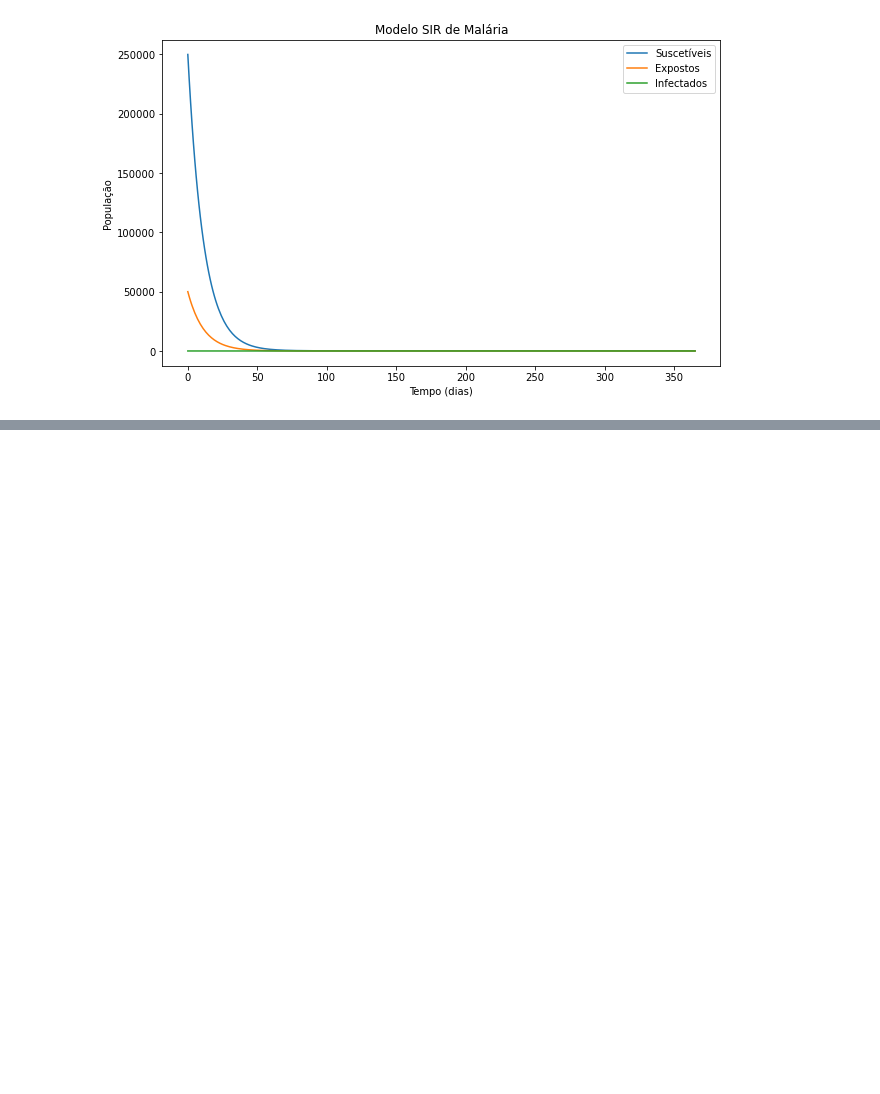
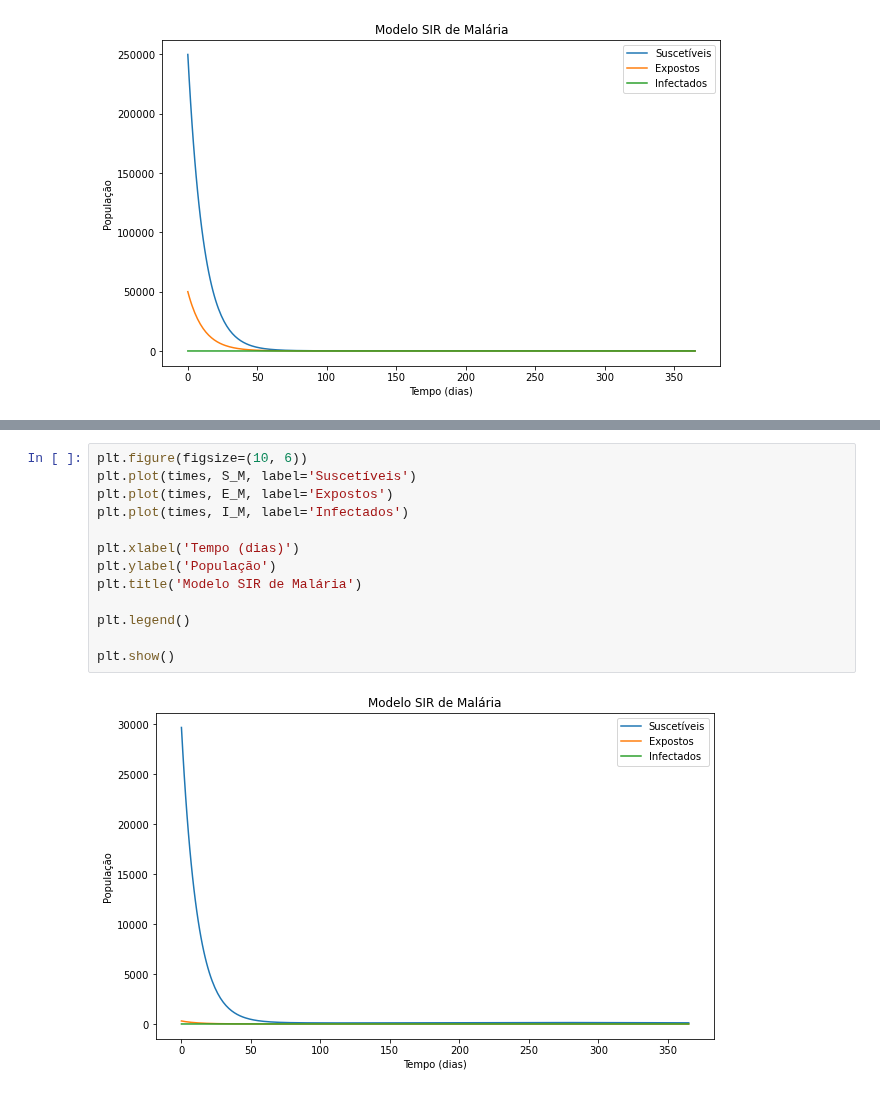
Before and after one commit to RaphaLevy/TCC, a Jupyter notebook: Discussão/Testa_Parâmetros_e_Inconsistências.ipynb, the cells around one changed output, grey strips where cells are left out. Drawn from its saved outputs; the diff is of its cells as text; blank space fills up the shorter version.

```diff
--- a/Discussão/Testa_Parâmetros_e_Inconsistências.ipynb
+++ b/Discussão/Testa_Parâmetros_e_Inconsistências.ipynb
@@ -600,0 +843,15 @@ plt.show()
+# %%
+plt.figure(figsize=(10, 6))
+plt.plot(times, S_M, label='Suscetíveis')
+plt.plot(times, E_M, label='Expostos')
+plt.plot(times, I_M, label='Infectados')
+
+plt.xlabel('Tempo (dias)')
+plt.ylabel('População')
+plt.title('Modelo SIR de Malária')
+
+plt.legend()
+
+plt.show()
+# %% [output]
+[figure, added]
```
Also changed, not shown: parts of 27 cells of this notebook.
